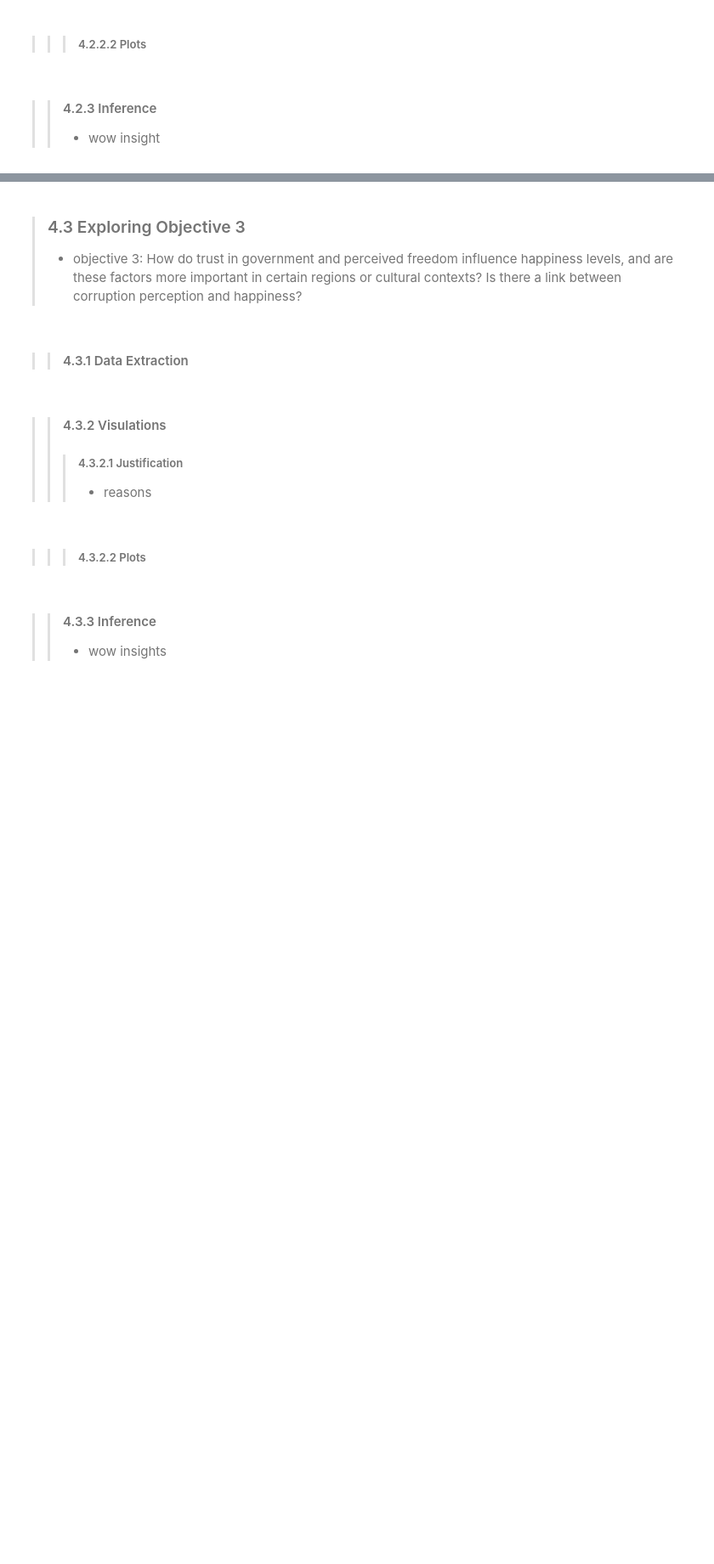
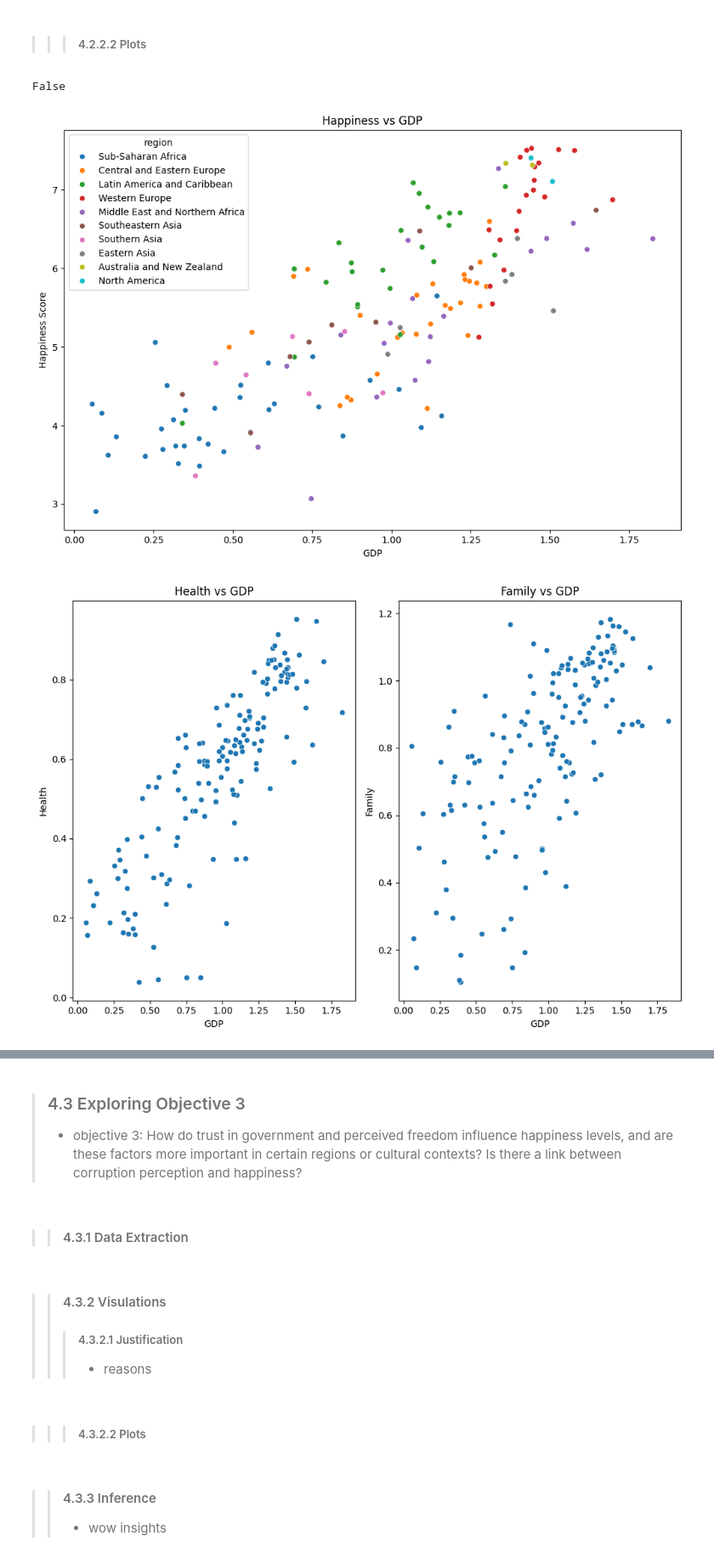
Before and after one commit to 0tv0renakniga/dsc_207_mini_project, a Jupyter notebook: mini_project.ipynb, the cells around one changed output, grey strips where cells are left out. Shown at 85% size. Saved outputs shown, nothing was run; the diff lists cells and outputs as text; code cells hidden in the pictures; blank space fills up the shorter version.

Commit message:
finish plots and inference

```diff
--- a/mini_project.ipynb
+++ b/mini_project.ipynb
@@ -298,9 +298,8 @@ fig2.tight_layout()
 # %% [markdown]
 >> #### 4.2.1 Data Extraction
 # %%
-# select only gdp economy for happiness correlation plot 1
-df_global_gdp_corr = df_hs_corr.loc[df_hs_corr['numeric_variable']=='economy_gdp_per_capita',:]
-df_global_gdp_corr = df_global_gdp_corr.sort_values(by='corr_value',ascending=False).reset_index(drop=True)
+# select only gdp economy and happiness score plot 1
+df_q2_plot_1 = df.loc[:,['region','happiness_score','economy_gdp_per_capita']]
 
 # select region, gdp economy, family, and health plot two
 df_q2_plot_2 = df.loc[:,['region','happiness_score','health_life_expectancy','economy_gdp_per_capita','family']]
@@ -336,3 +331,53 @@ intercept_2 = model_2.intercept_
-# %% [markdown]
->> #### 4.2.3 Inference
->> - wow insight
+# %%
+# plot gdp impact on happiness
+fig3, axes3 = plt.subplots(1,1)
+sns.scatterplot(data=df_q2_plot_1, x='economy_gdp_per_capita', y='happiness_score',hue='region',ax=axes3)
+axes3.set_xlabel('GDP')
+axes3.set_ylabel('Happiness Score')
+axes3.set_title('Happiness vs GDP')
+fig3.tight_layout()
+
+# plot 2 gdp impact on health and family
+fig4, axes4 = plt.subplots(1,2)
+axes4 = axes4.flatten()
+
+# gdp impact on health
+sns.scatterplot(data=df_q2_plot_2,x='economy_gdp_per_capita',y='health_life_expectancy',ax=axes4[0])
+axes4[0].set_xlabel('GDP')
+axes4[0].set_ylabel('Health')
+axes4[0].set_title('Health vs GDP')
+fig4.tight_layout()
+
+# gdp impact on family
+sns.scatterplot(data=df_q2_plot_2,x='economy_gdp_per_capita',y='family',ax=axes4[1])
+axes4[1].set_xlabel('GDP')
+axes4[1].set_ylabel('Family')
+axes4[1].set_title('Family vs GDP')
+
+fig4.tight_layout()
+
+# plot3 gdp impact on happiness score at gdp threshhold of 1.45
+fig5, axes5 = plt.subplots(1,2,sharey=True)
+axes5 = axes5.flatten()
+
+# Plot GDP per Capita < 1.45 vs. Happiness Score
+sns.scatterplot(data=df_under_thresh, x='economy_gdp_per_capita', y='happiness_score', ax=axes5[0], alpha=0.5)
+sns.regplot(data=df_under_thresh, x='economy_gdp_per_capita', y='happiness_score', ax=axes5[0], scatter=False, color='red')
+axes5[0].text(0.05, 0.95, f'y={slope_1:.2f}x + {intercept_1:.2f}', transform=axes5[0].transAxes, fontsize=12, verticalalignment='top')
+axes5[0].set_ylabel("Happiness Score")
+axes5[0].set_xlabel("GDP per Capita")
+axes5[0].set_title("GDP per Capita <1.45")
+
+# Plot GDP per Capita >= 1.45 vs. Happiness Score
+sns.scatterplot(data=df_over_thresh, x='economy_gdp_per_capita', y='happiness_score', ax=axes5[1], alpha=0.5)
+sns.regplot(data=df_over_thresh, x='economy_gdp_per_capita', y='happiness_score', ax=axes5[1], scatter=False, color='red')
+axes5[1].text(0.05, 0.05, f'y={slope_2:.2f}x + {intercept_2:.2f}', transform=axes5[1].transAxes, fontsize=12, verticalalignment='top')
+axes5[1].set_ylabel("Happiness Score")
+axes5[1].set_xlabel("GDP per Capita")
+axes5[1].set_title("GDP per Capita >= 1.45")
+
+fig5.get_tight_layout()
+# %% [output]
+False
+[figure, added]
+[figure, added]
```
Also changed, not shown: parts of 5 cells of this notebook.
